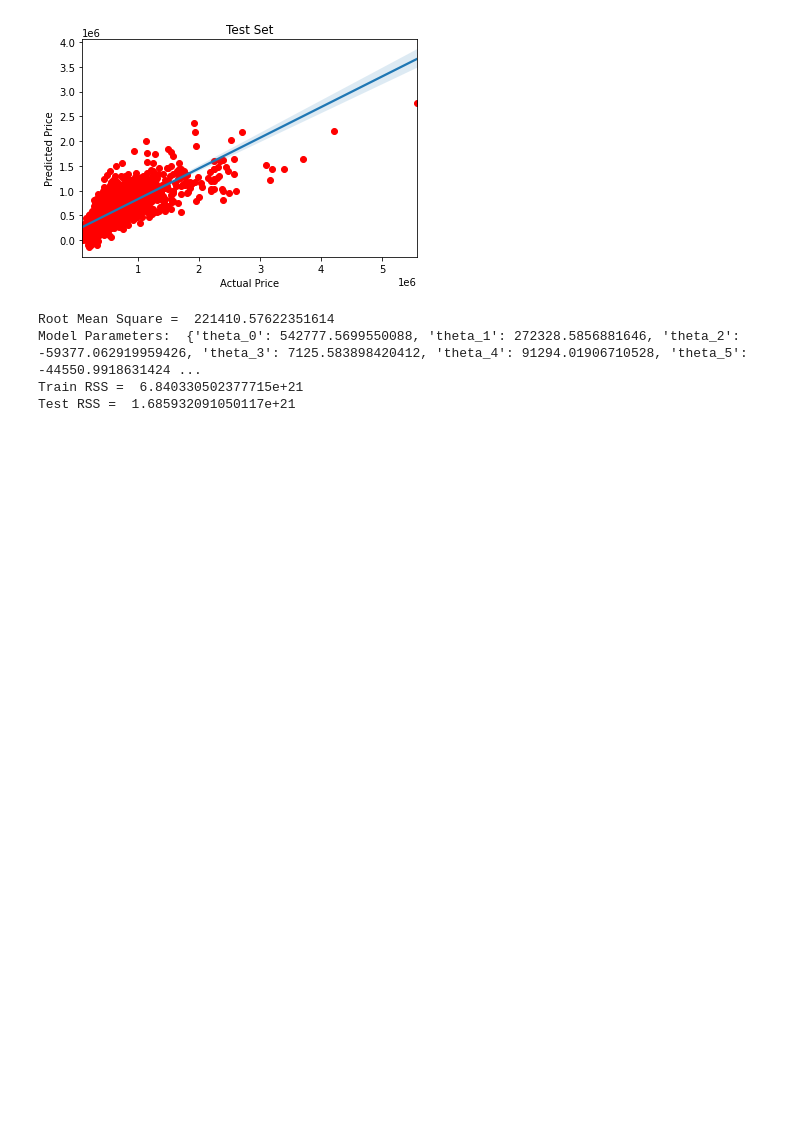
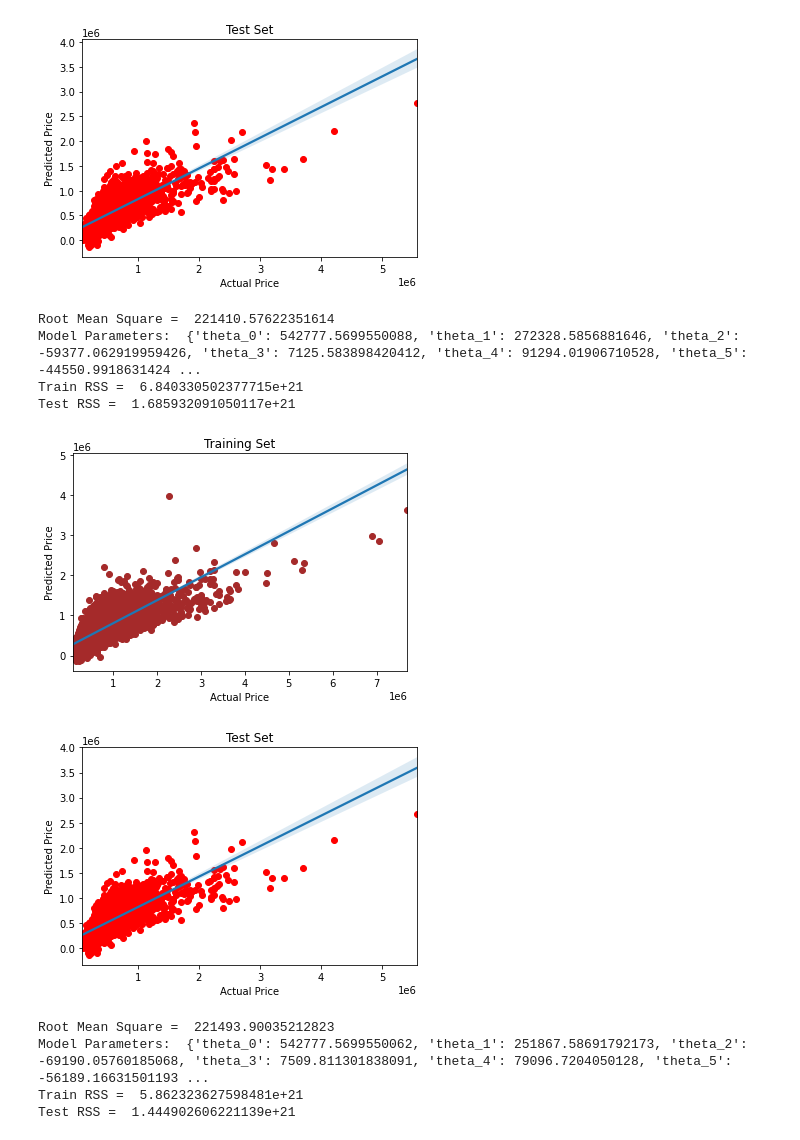
Before and after one commit to sivasthigan1999/Machine-learning-specialization, a Jupyter notebook: Multiple_Regression_Gradient_Descent_ScikitLearn.ipynb, the cells around one changed output. Cells and saved outputs as stored; diff of their text form; code cells hidden in the pictures; blank space fills up the shorter version.

```diff
--- a/Multiple_Regression_Gradient_Descent_ScikitLearn.ipynb
+++ b/Multiple_Regression_Gradient_Descent_ScikitLearn.ipynb
@@ -276,3 +276,20 @@ Root Mean Square =  221410.57622351614
 Model Parameters:  {'theta_0': 542777.5699550088, 'theta_1': 272328.5856881646, 'theta_2': -59377.062919959426, 'theta_3': 7125.583898420412, 'theta_4': 91294.01906710528, 'theta_5': -44550.9918631424 ...
 Train RSS =  6.840330502377715e+21
 Test RSS =  1.685932091050117e+21
+# %%
+model_3_features = model_2_features + ['bedrooms_squared', 'log_sqft_living', 'lat_plus_long']
+numerical_preprocessor = Pipeline([('num_standard', StandardScaler())])
+data_preprocessor_three = ColumnTransformer([('numerical_preprocessor', numerical_preprocessor, model_3_features)])
+pipeline_3 = Pipeline(steps=[('data_preprocessor', data_preprocessor_three),
+                           ('Regression_Model', GD_Regression())])
+pipeline_prediction_plot(model_3_features, label, pipeline_3)
+print('Model Parameters: ', pipeline_3['Regression_Model'].get_params())
+print('Train RSS = ', pipeline_3['Regression_Model'].get_RSS(train_set[model_3_features], train_set[label]))
+print('Test RSS = ', pipeline_3['Regression_Model'].get_RSS(test_set[model_3_features], test_set[label]))
+# %% [output]
+[figure, added]
+[figure, added]
+Root Mean Square =  221493.90035212823
+Model Parameters:  {'theta_0': 542777.5699550062, 'theta_1': 251867.58691792173, 'theta_2': -69190.05760185068, 'theta_3': 7509.811301838091, 'theta_4': 79096.7204050128, 'theta_5': -56189.16631501193 ...
+Train RSS =  5.862323627598481e+21
+Test RSS =  1.444902606221139e+21
```
